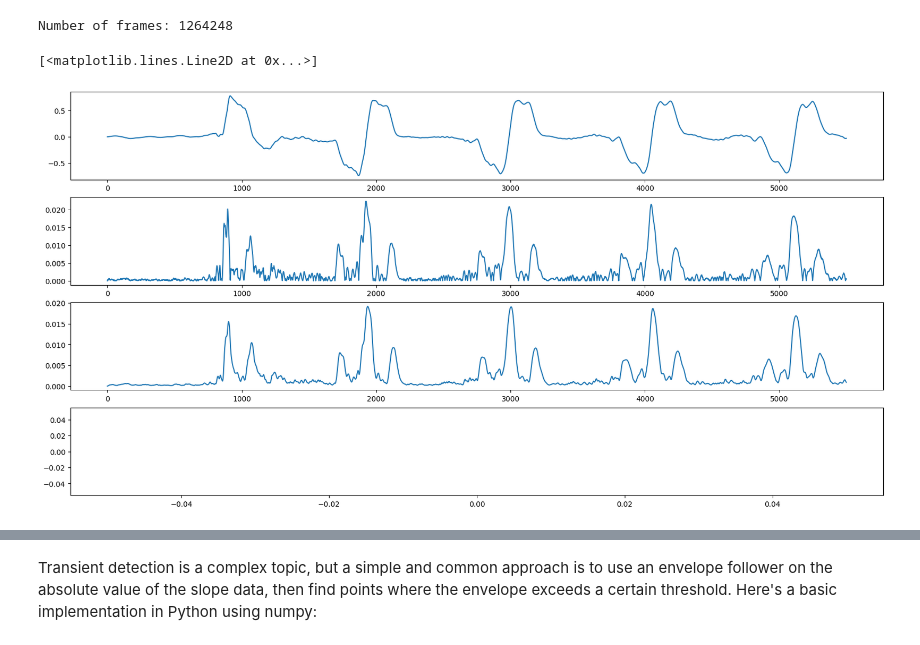
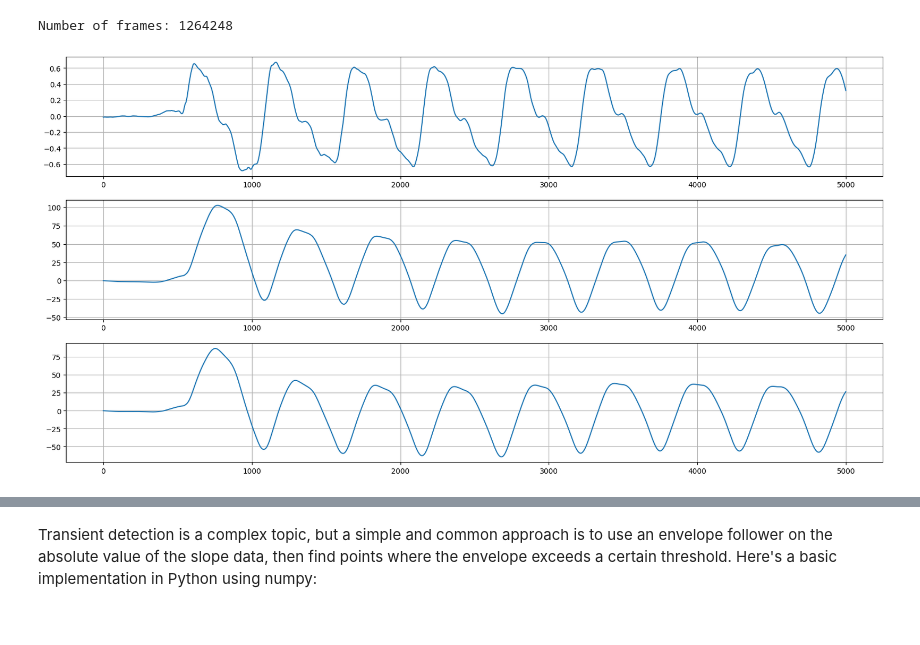
Before and after one commit to fletchjeff/prex_pedal, a Jupyter notebook: Prex Explorer.ipynb, the cells around one changed output, grey strips where cells are left out. Saved outputs shown, nothing was run; the diff lists cells and outputs as text; code cells hidden in the pictures.

```diff
--- a/Prex Explorer.ipynb
+++ b/Prex Explorer.ipynb
@@ -231,12 +52,17 @@ wav_slope = []
 wav_envelope = []
 wav_envelope_non_linear = []
 maxes = []
+cum_sum = []
+cum_sum_hpf = []
+cum_sum_rms = []
 
 wav_start = 0
 wav_len = 160000
 
 slope_padding = 30
 threshold=0.010
+
+
 
 last_max = 0
 current_max = 0
@@ -245,6 +71,17 @@ current_max = 0
 # Loads the wavefile into the frames `spf`
 #spf = wave.open("16bit/Dee light.wav", "rb")
 spf = wave.open("16bit/Recording.wav", "rb")
+
+# These are needed to calculate the minimum number of steps to wait before the next peak
+sample_rate = spf.getframerate()
+max_freq = 200
+min_freq = 40
+
+fc = 20  # Cutoff frequency in Hz
+fs = sample_rate
+alpha = fs / (fs + 2 * 3.141592653589793 * fc)
+
+min_peak_count = sample_rate / max_freq
 
 # Converts the frames into a byte array then into a numpy array and normalizes it
 no_of_frames = spf.getnframes()
@@ -263,48 +100,53 @@ min_freq = 40
 
 min_peak_count = sample_rate / max_freq
 
 
 envelope = 0
 counter = 0
-start_point =49000
-end_point = 5500
+start_point = 200000
+end_point = 5000
 ranger = no_of_frames #10000000# len(osc_np_norm)
 for i in range(0, end_point):
 
     # Append the current value of the signal to the wav_values array
     wav_values.append(osc_np_norm[i+start_point])
 
-    # Calculate the slope of the signal from the difference between the current value to the previous value
+    # Some calculations require the current and previous steps values.
     if i > 0:
+        # Calculate the slope of the signal from the difference between the current value to the previous value
         wav_slope.append(abs(osc_np_norm[i+start_point] - osc_np_norm[i+start_point-1]))
-        # if counter > min_peak_count:
-        #     if (wav_slope[i] > current_max) and (wav_slope[i] > 0.01):
-        #         current_max = wav_slope[i]
-        #         maxes.append(current_max)
-        #         counter = 0
-        #     else:
-        #         maxes.append(0)
-        # counter += 1
+
+        cum_sum.append(cum_sum[i-1] + osc_np_norm[i+start_point])
+        cum_sum_rms.append((abs(cum_sum[i-1])+abs(cum_sum[i]))/2)
+        cum_sum_hpf.append(cum_sum[i] - cum_sum[i-1] + (0.9985772684758796*cum_sum_hpf[i-1]))
+
+        #highpass_filter(cum_sum_hpf[i-1],cum_sum[i],cum_sum[i-1],0.01))
     else:
         wav_slope.append(0)
+        cum_sum.append(osc_np_norm[i+start_point])
+        cum_sum_rms.append(abs(cum_sum[i]))
+        cum_sum_hpf.append(cum_sum[i])
 
     # Add the envelope value calculated in the last loop to the wav_envelope array
     wav_envelope.append(envelope)
 
     # Smooth the envelope by using the `slew` function
     envelope = slew(envelope, wav_slope[i],attack_coeff=attack_coeff, release_coeff=release_coeff)
 
     #Transform the envelope using the `non_linear_transform` function to try exagerate the peaks
     wav_envelope_non_linear.append(non_linear_transform(envelope,threshold=threshold))
-    #print(f"{i}: {wav_values[i]} - {wav_slope[i]} - {wav_envelope[i]} - {wav_envelope_non_linear[i]}")
 
-fig, axs = plt.subplots(4,1,figsize=(20,10))
+
+fig, axs = plt.subplots(3,1,figsize=(20,10))
 axs[0].plot(wav_values)
-axs[1].plot(wav_slope)
-axs[2].plot(wav_envelope)
-axs[3].plot(maxes)
+# axs[1].plot(wav_slope)
+# axs[2].plot(wav_envelope)
+axs[1].plot(cum_sum)
+axs[2].plot(cum_sum_hpf)
+axs[0].grid()
+axs[1].grid()
+axs[2].grid()
 #axs[3].plot(wav_envelope_non_linear)
 # %% [output]
 Number of frames: 1264248
-[<matplotlib.lines.Line2D at 0x...>]
-[figure, old version]
+[figure, new version]
```
Also changed, not shown: parts of 18 cells of this notebook, 1 other file.
